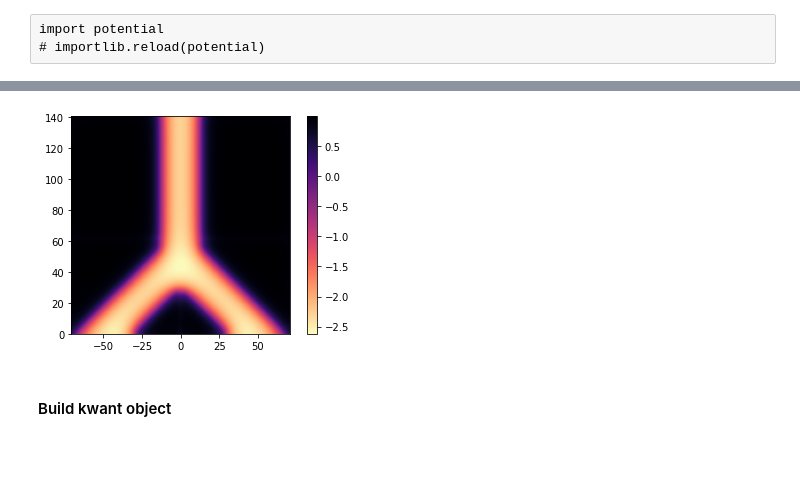
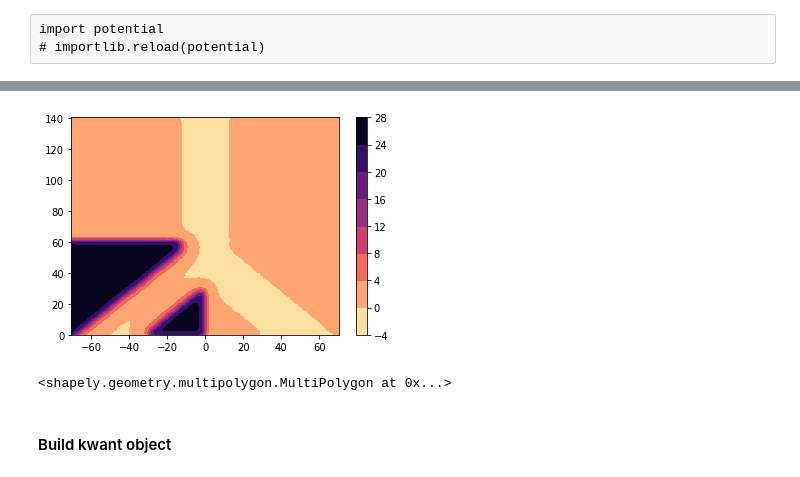
Before and after one commit to Satin21/Trijunction, a Jupyter notebook: analysis/Y.ipynb, the cells around one changed output, grey strips where cells are left out. Drawn from its saved outputs; the diff is of its cells as text; code cells hidden in the pictures.

```diff
--- a/analysis/Y.ipynb
+++ b/analysis/Y.ipynb
@@ -367,8 +371,8 @@ voltage_regions = list(poisson_system.regions.voltage.tag_points.keys())
 voltages = {}
 for region in voltage_regions: voltages[region] = 0.0e-3
 # %%
-voltages['left_1'] = -1.0
-voltages['left_2'] = -1.0
+voltages['left_1'] = -45.0
+voltages['left_2'] = -45.0
 
 voltages['right_1'] = -1.0
 voltages['right_2'] = -1.0
@@ -376,7 +380,7 @@ voltages['right_2'] = -1.0
 voltages['top_1'] = -1.0
 voltages['top_2'] = -1.0
 
-voltages['global_accumul'] = +3.0
+voltages['back_gate'] = +0.5
 # %%
 voltages
 # %% [output]
@@ -419,9 +427,14 @@ Z = np.round(np.array(list(clean_potential.values())).reshape(width, -1) * -1, 4
 # %%
 plt.figure()
-plt.imshow(np.rot90(Z), extent = (xmin, xmax, ymin, ymax), cmap = 'magma_r')
+# plt.imshow(np.rot90(Z), extent = (xmin, xmax, ymin, ymax), cmap = 'magma_r')
+plt.contourf(X, Y, Z, cmap = 'magma_r')
 plt.colorbar();
 # %% [output]
-[figure, old version]
+[figure, new version]
+# %%
+unary_union([Polygon(gate) for gate in gates_vertex])
+# %% [output]
+<shapely.geometry.multipolygon.MultiPolygon at 0x...>
 # %% [markdown]
 #### Build kwant object
 # %% [raw]
```
Also changed, not shown: parts of 15 cells of this notebook, 2 other files.
